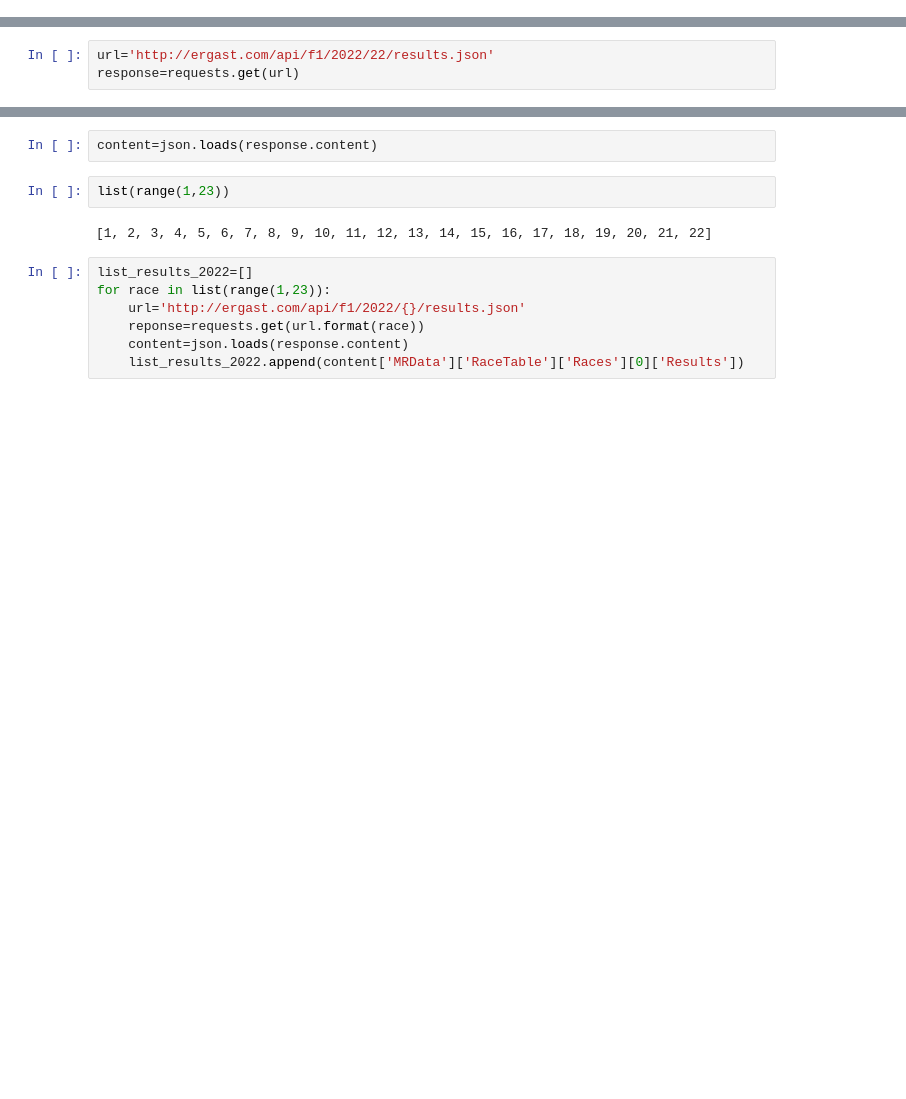
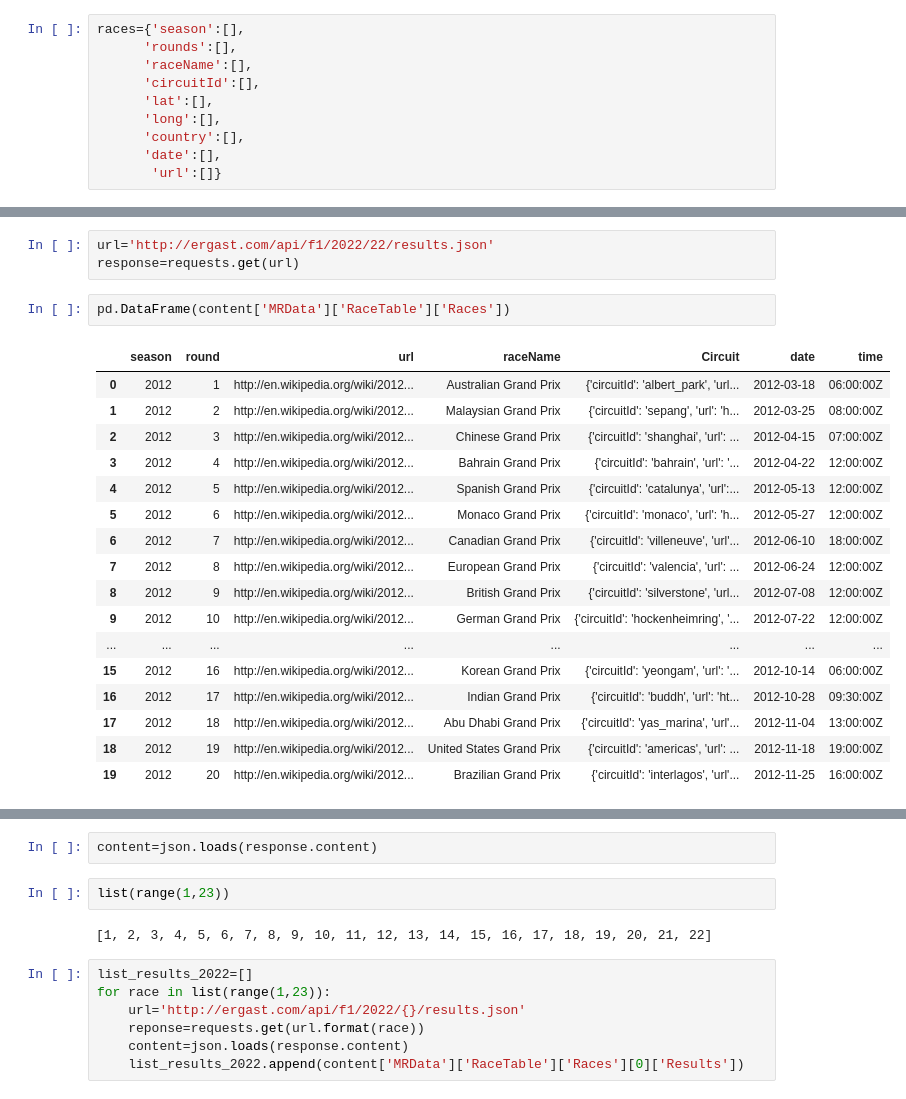
Before and after one commit to MrAldo007/formula-1-data, a Jupyter notebook: f1-análisis.ipynb, the cells around one changed output, grey strips where cells are left out. Drawn from its saved outputs; the diff is of its cells as text; blank space fills up the shorter version.

```diff
--- a/f1-análisis.ipynb
+++ b/f1-análisis.ipynb
@@ -6,3 +6,13 @@ import pandas as pd
 'warnings.filterwarnings("ignore")'
 # %% [output]
 'warnings.filterwarnings("ignore")'
+# %%
+races={'season':[],
+      'rounds':[],
+      'raceName':[],
+      'circuitId':[],
+      'lat':[],
+      'long':[],
+      'country':[],
+      'date':[],
+       'url':[]}
@@ -9,3 +74,23 @@ import pandas as pd
 # %%
 url='http://ergast.com/api/f1/2022/22/results.json'
 response=requests.get(url)
+# %%
+pd.DataFrame(content['MRData']['RaceTable']['Races'])
+# %% [output]
+|  | season | round | url | raceName | Circuit | date | time |
+| 0 | 2012 | 1 | http://en.wikipedia.org/wiki/2012... | Australian Grand Prix | {'circuitId': 'albert_park', 'url... | 2012-03-18 | 06:00:00Z |
+| 1 | 2012 | 2 | http://en.wikipedia.org/wiki/2012... | Malaysian Grand Prix | {'circuitId': 'sepang', 'url': 'h... | 2012-03-25 | 08:00:00Z |
+| 2 | 2012 | 3 | http://en.wikipedia.org/wiki/2012... | Chinese Grand Prix | {'circuitId': 'shanghai', 'url': ... | 2012-04-15 | 07:00:00Z |
+| 3 | 2012 | 4 | http://en.wikipedia.org/wiki/2012... | Bahrain Grand Prix | {'circuitId': 'bahrain', 'url': '... | 2012-04-22 | 12:00:00Z |
+| 4 | 2012 | 5 | http://en.wikipedia.org/wiki/2012... | Spanish Grand Prix | {'circuitId': 'catalunya', 'url':... | 2012-05-13 | 12:00:00Z |
+| 5 | 2012 | 6 | http://en.wikipedia.org/wiki/2012... | Monaco Grand Prix | {'circuitId': 'monaco', 'url': 'h... | 2012-05-27 | 12:00:00Z |
+| 6 | 2012 | 7 | http://en.wikipedia.org/wiki/2012... | Canadian Grand Prix | {'circuitId': 'villeneuve', 'url'... | 2012-06-10 | 18:00:00Z |
+| 7 | 2012 | 8 | http://en.wikipedia.org/wiki/2012... | European Grand Prix | {'circuitId': 'valencia', 'url': ... | 2012-06-24 | 12:00:00Z |
+| 8 | 2012 | 9 | http://en.wikipedia.org/wiki/2012... | British Grand Prix | {'circuitId': 'silverstone', 'url... | 2012-07-08 | 12:00:00Z |
+| 9 | 2012 | 10 | http://en.wikipedia.org/wiki/2012... | German Grand Prix | {'circuitId': 'hockenheimring', '... | 2012-07-22 | 12:00:00Z |
+| ... | ... | ... | ... | ... | ... | ... | ... |
+| 15 | 2012 | 16 | http://en.wikipedia.org/wiki/2012... | Korean Grand Prix | {'circuitId': 'yeongam', 'url': '... | 2012-10-14 | 06:00:00Z |
+| 16 | 2012 | 17 | http://en.wikipedia.org/wiki/2012... | Indian Grand Prix | {'circuitId': 'buddh', 'url': 'ht... | 2012-10-28 | 09:30:00Z |
+| 17 | 2012 | 18 | http://en.wikipedia.org/wiki/2012... | Abu Dhabi Grand Prix | {'circuitId': 'yas_marina', 'url'... | 2012-11-04 | 13:00:00Z |
+| 18 | 2012 | 19 | http://en.wikipedia.org/wiki/2012... | United States Grand Prix | {'circuitId': 'americas', 'url': ... | 2012-11-18 | 19:00:00Z |
+| 19 | 2012 | 20 | http://en.wikipedia.org/wiki/2012... | Brazilian Grand Prix | {'circuitId': 'interlagos', 'url'... | 2012-11-25 | 16:00:00Z |
```
Also changed, not shown: parts of 18 cells of this notebook.
